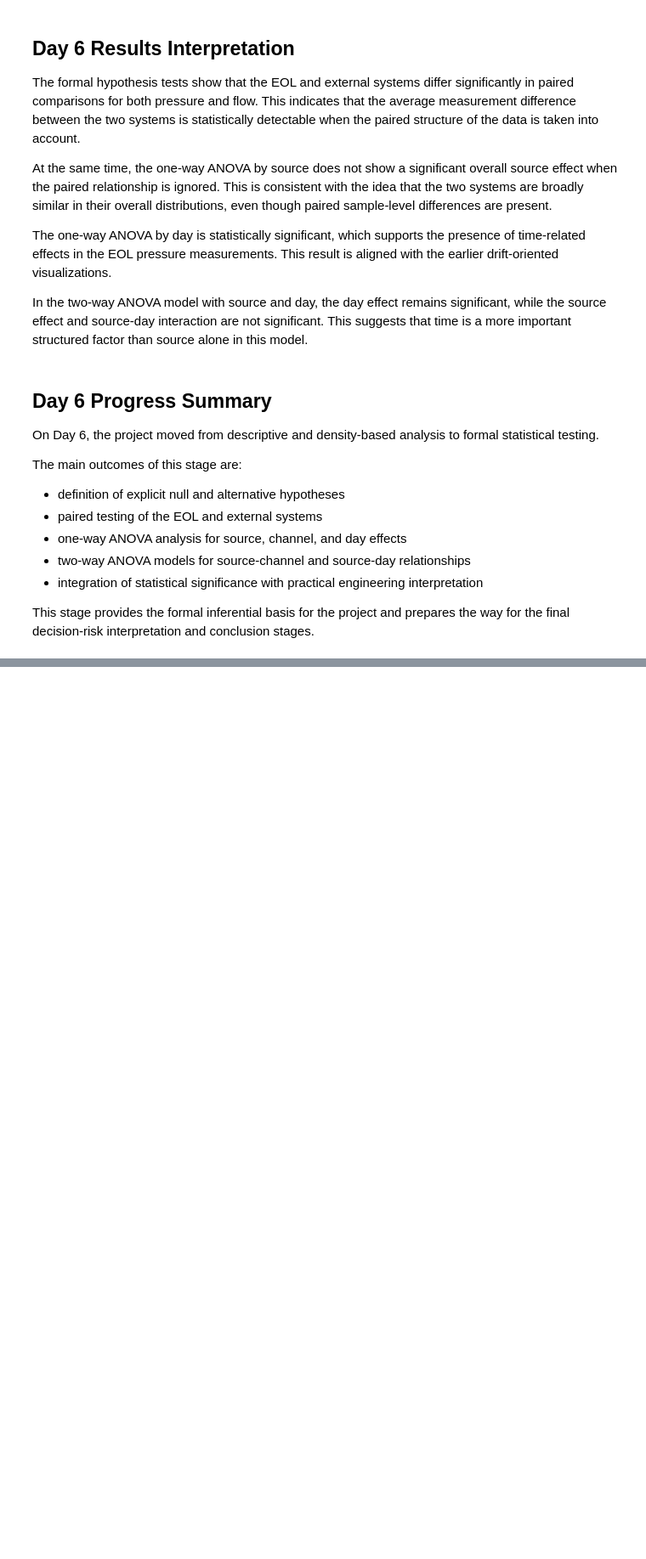
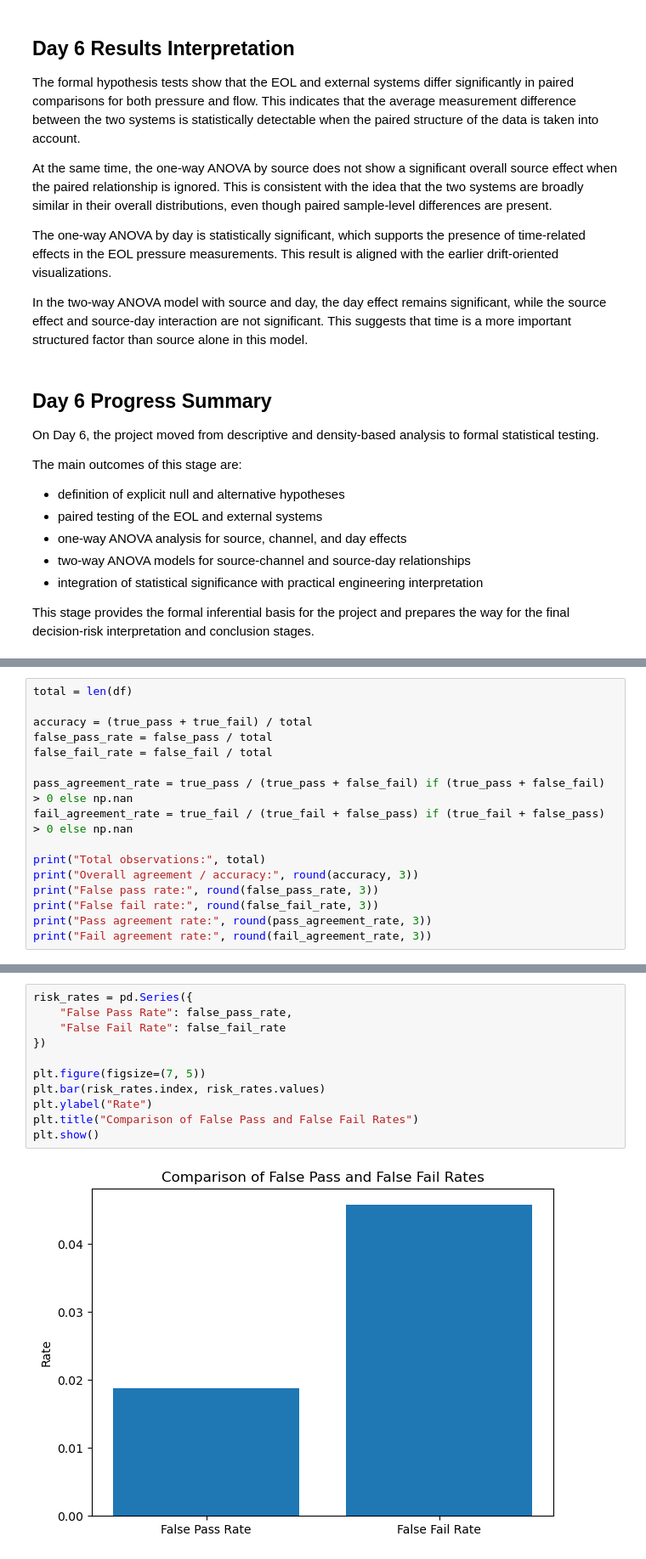
Before and after one commit to simonsvp/EOL-Measurement-System-Analysis-with-ANOVA-and-Decision-Risk, a Jupyter notebook: measurement_system_analysis.ipynb, the cells around one changed output, grey strips where cells are left out. Shown at 85% size. Drawn from its saved outputs; the diff is of its cells as text; blank space fills up the shorter version.

```diff
--- a/measurement_system_analysis.ipynb
+++ b/measurement_system_analysis.ipynb
@@ -1648,0 +1705,16 @@ This stage provides the formal inferential basis for the project and prepares th
+# %%
+total = len(df)
+
+accuracy = (true_pass + true_fail) / total
+false_pass_rate = false_pass / total
+false_fail_rate = false_fail / total
+
+pass_agreement_rate = true_pass / (true_pass + false_fail) if (true_pass + false_fail) > 0 else np.nan
+fail_agreement_rate = true_fail / (true_fail + false_pass) if (true_fail + false_pass) > 0 else np.nan
+
+print("Total observations:", total)
+print("Overall agreement / accuracy:", round(accuracy, 3))
+print("False pass rate:", round(false_pass_rate, 3))
+print("False fail rate:", round(false_fail_rate, 3))
+print("Pass agreement rate:", round(pass_agreement_rate, 3))
+print("Fail agreement rate:", round(fail_agreement_rate, 3))
@@ -1648,0 +1789,13 @@ This stage provides the formal inferential basis for the project and prepares th
+# %%
+risk_rates = pd.Series({
+    "False Pass Rate": false_pass_rate,
+    "False Fail Rate": false_fail_rate
+})
+
+plt.figure(figsize=(7, 5))
+plt.bar(risk_rates.index, risk_rates.values)
+plt.ylabel("Rate")
+plt.title("Comparison of False Pass and False Fail Rates")
+plt.show()
+# %% [output]
+[figure, added]
```
Also changed, not shown: parts of 20 cells of this notebook.
